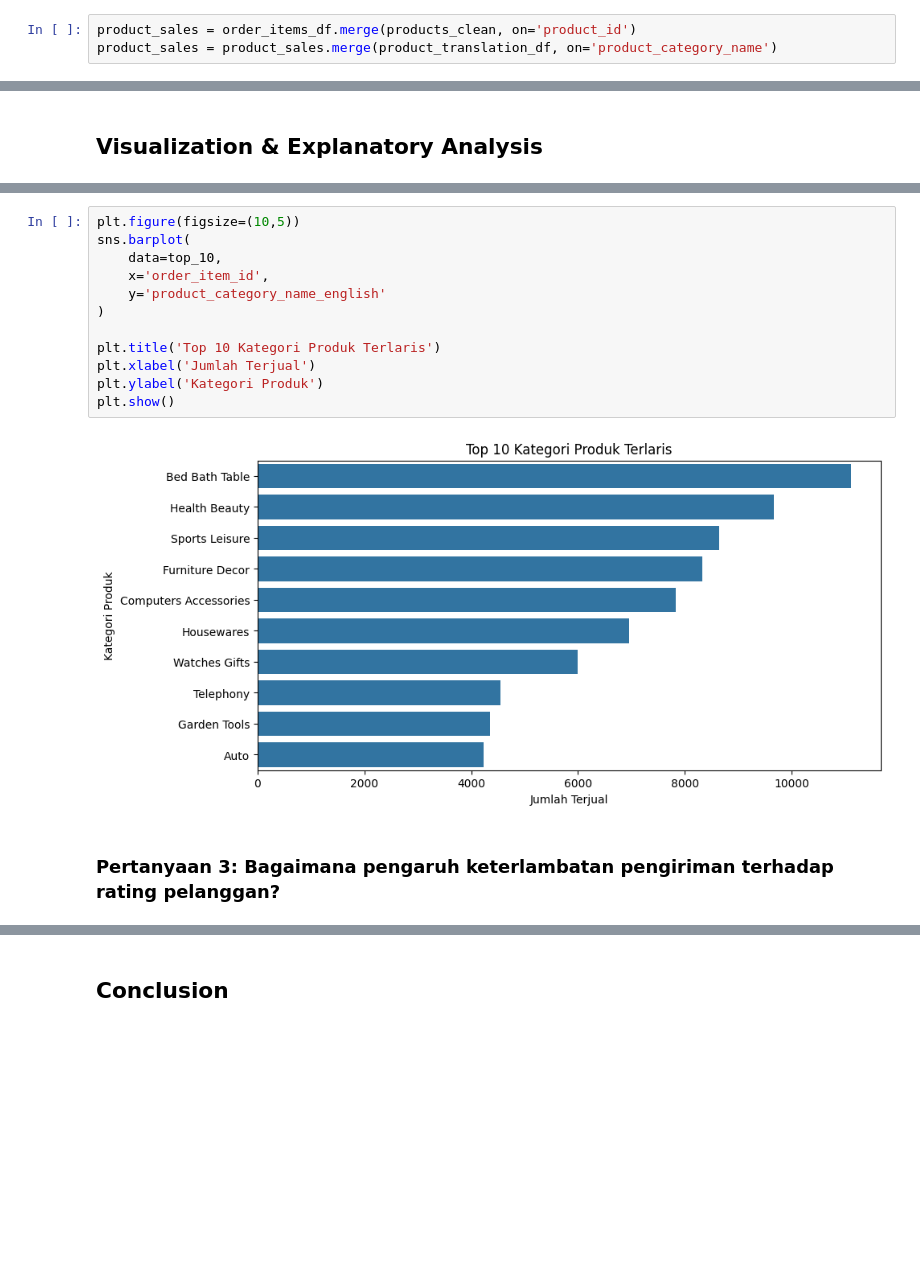
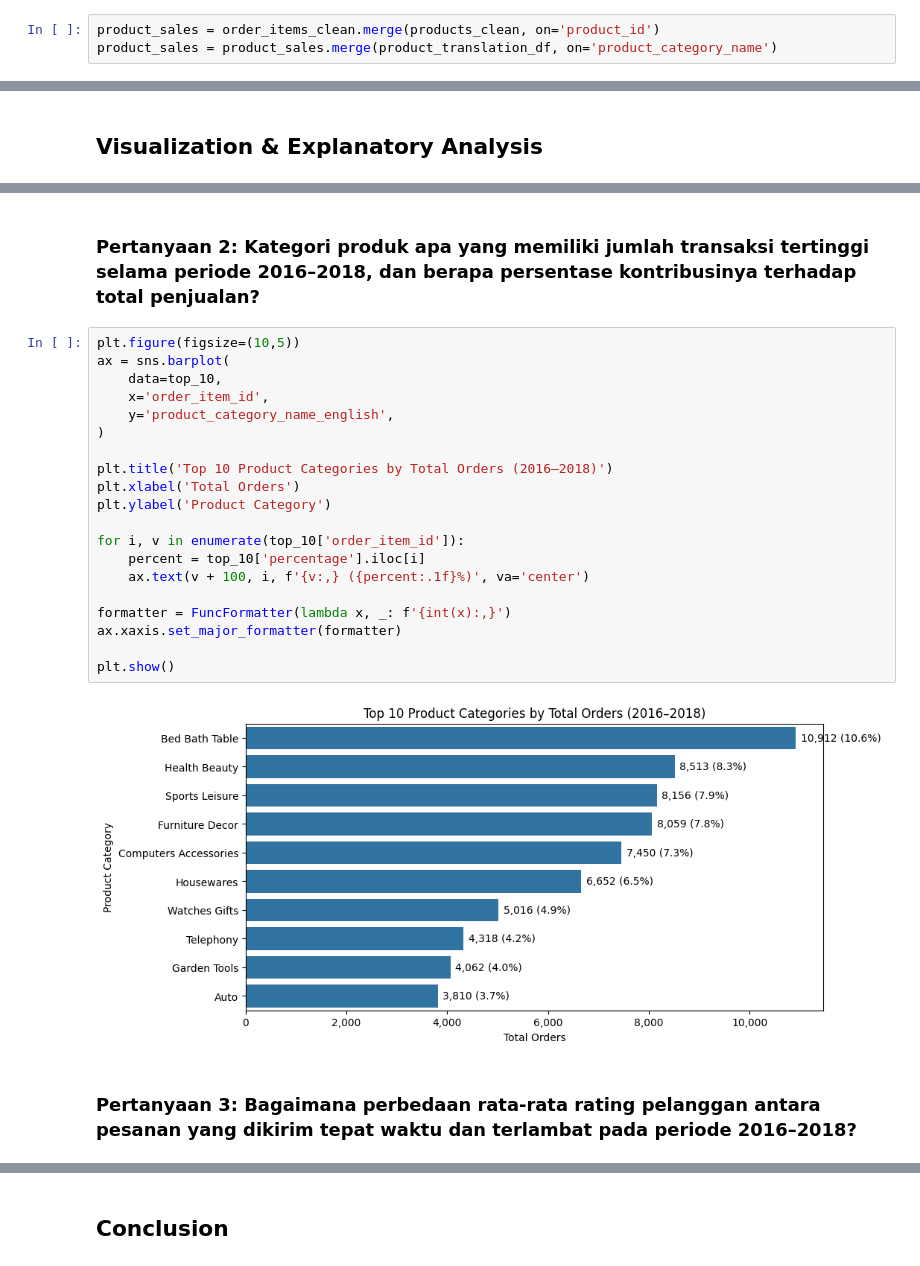
Before and after one commit to aeiprsty/dashboard-streamlit-e-commerce, a Jupyter notebook: proyek_analisis_data.ipynb, the cells around one changed output, grey strips where cells are left out. Drawn from its saved outputs; the diff is of its cells as text; blank space fills up the shorter version.

```diff
--- a/proyek_analisis_data.ipynb
+++ b/proyek_analisis_data.ipynb
@@ -638,7 +639,7 @@ rfm.groupby('segment').agg({
 # %% [markdown]
 ### Explore Produk
 # %%
-product_sales = order_items_df.merge(products_clean, on='product_id')
+product_sales = order_items_clean.merge(products_clean, on='product_id')
 product_sales = product_sales.merge(product_translation_df, on='product_category_name')
 # %%
 product_sales['product_category_name_english'] = product_sales['product_category_name_english']\
@@ -755,18 +779,28 @@ plt.show()
+# %% [markdown]
+### Pertanyaan 2: Kategori produk apa yang memiliki jumlah transaksi tertinggi selama periode 2016–2018, dan berapa persentase kontribusinya terhadap total penjualan?
 # %%
 plt.figure(figsize=(10,5))
-sns.barplot(
+ax = sns.barplot(
     data=top_10,
     x='order_item_id',
-    y='product_category_name_english'
+    y='product_category_name_english',
 )
 
-plt.title('Top 10 Kategori Produk Terlaris')
-plt.xlabel('Jumlah Terjual')
-plt.ylabel('Kategori Produk')
+plt.title('Top 10 Product Categories by Total Orders (2016–2018)')
+plt.xlabel('Total Orders')
+plt.ylabel('Product Category')
+
+for i, v in enumerate(top_10['order_item_id']):
+    percent = top_10['percentage'].iloc[i]
+    ax.text(v + 100, i, f'{v:,} ({percent:.1f}%)', va='center')
+
+formatter = FuncFormatter(lambda x, _: f'{int(x):,}')
+ax.xaxis.set_major_formatter(formatter)
+
 plt.show()
 # %% [output]
-[figure, old version]
+[figure, new version]
-# %% [markdown]
-### Pertanyaan 3: Bagaimana pengaruh keterlambatan pengiriman terhadap rating pelanggan?
+# %% [markdown]
+### Pertanyaan 3: Bagaimana perbedaan rata-rata rating pelanggan antara pesanan yang dikirim tepat waktu dan terlambat pada periode 2016–2018?
 # %%
 plt.figure(figsize=(6,4))
```
Also changed, not shown: parts of 15 cells of this notebook, 4 other files.
